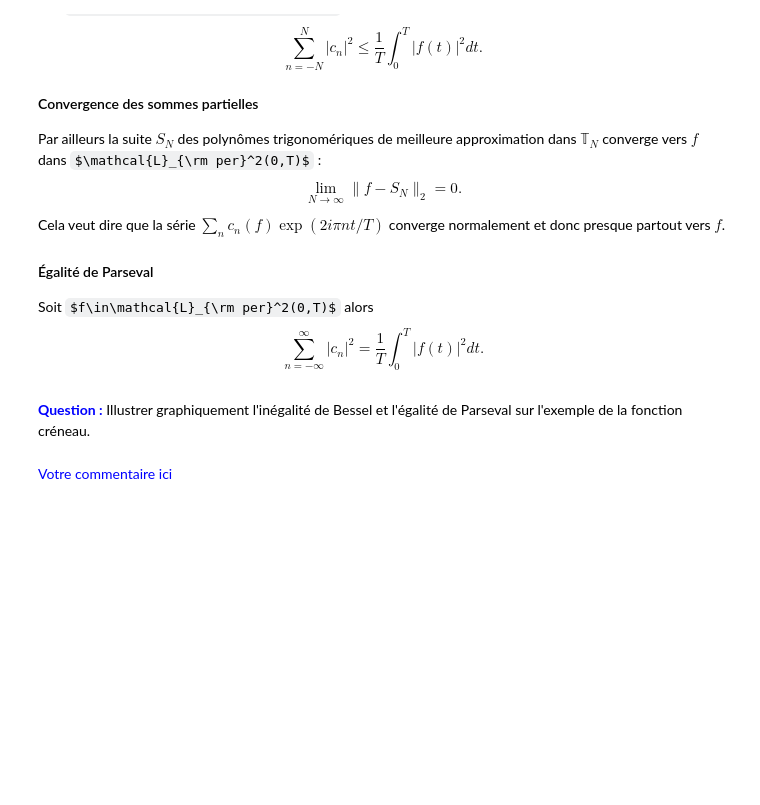
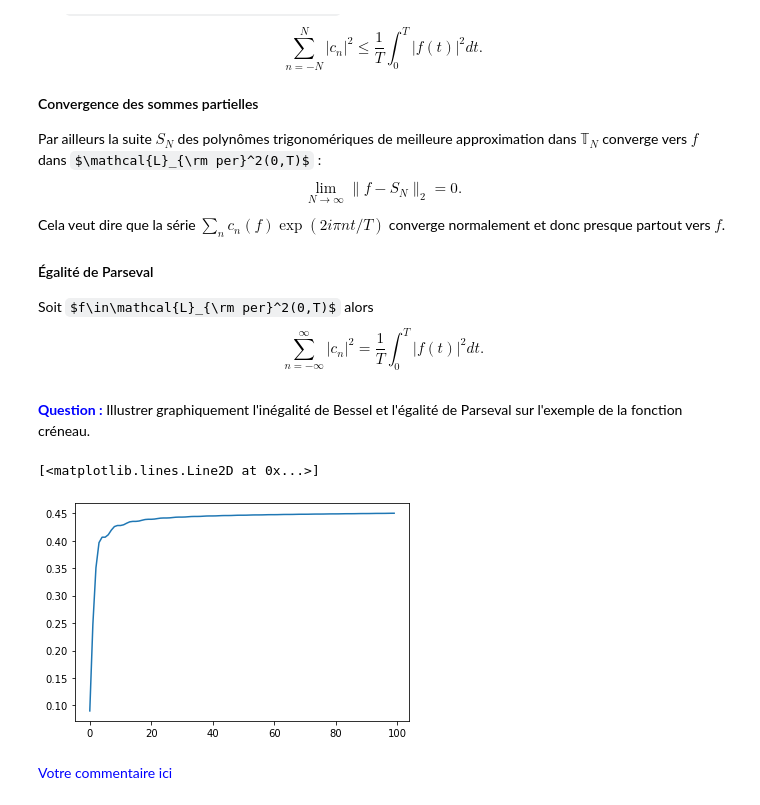
Before and after one commit to Wiziard38/TP-JUPYTER-LATEX, a Jupyter notebook: TPFourier2021.ipynb, the cells around one changed output. Cells and saved outputs as stored; diff of their text form; code cells hidden in the pictures; some formulas as TeX source; blank space fills up the shorter version.

```diff
--- a/TPFourier2021.ipynb
+++ b/TPFourier2021.ipynb
@@ -625,3 +623,25 @@ Illustrer graphiquement l'inégalité de Bessel et l'égalité de Parseval sur l
+# %%
+## votre code ici
+## votre code ici
+
+number = 100
+POINTS = np.linspace(0, 2, number*2)
+
+def draw_points(num: int):
+    x_points = np.ones(num)
+    for N in range(num):
+        points = discreteFourier(2, [creneau(t, 0.4, 2, 1.5) for t in POINTS], N)
+        summ = 0
+        for point in points:
+            summ += point.real**2 + point.imag**2
+        x_points[N] = summ
+    return x_points
+plt.plot(np.array([i for i in range(number)]), draw_points(number))
+
+#print(draw_points(10))
+# %% [output]
+[<matplotlib.lines.Line2D at 0x...>]
+[figure, added]
 # %% [markdown]
 <font color = blue>Votre commentaire ici</font>
 # %% [markdown]
```
Also changed, not shown: parts of 2 cells of this notebook.
